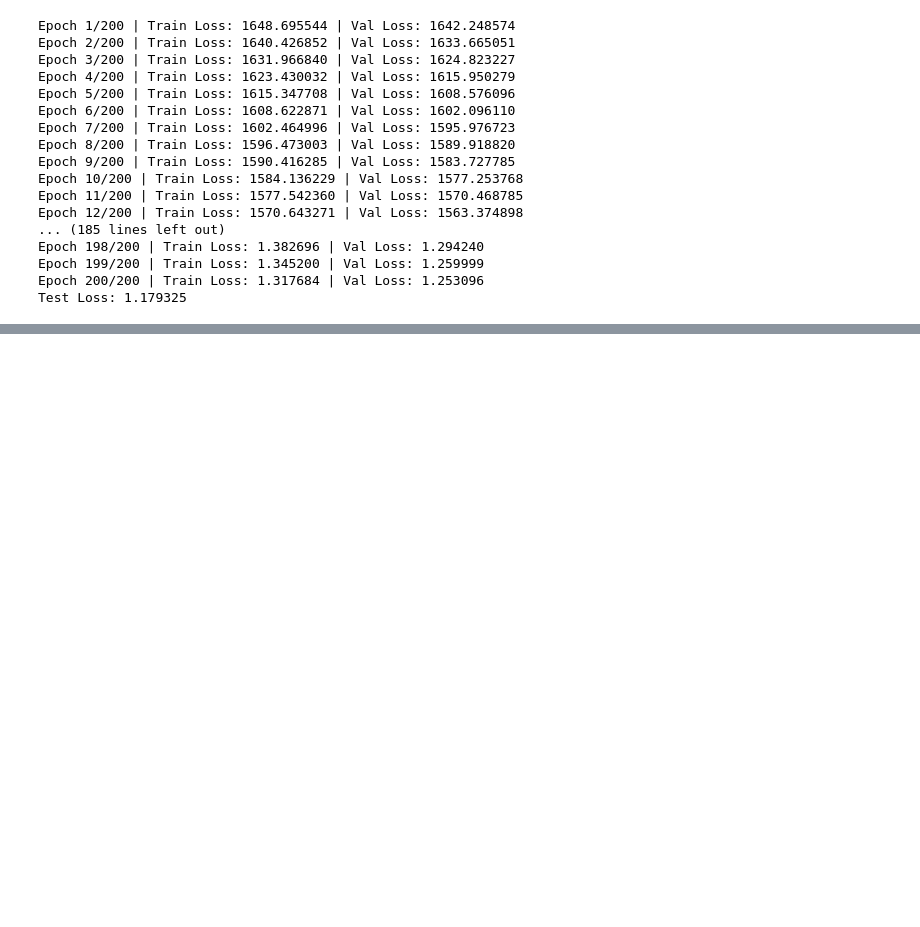
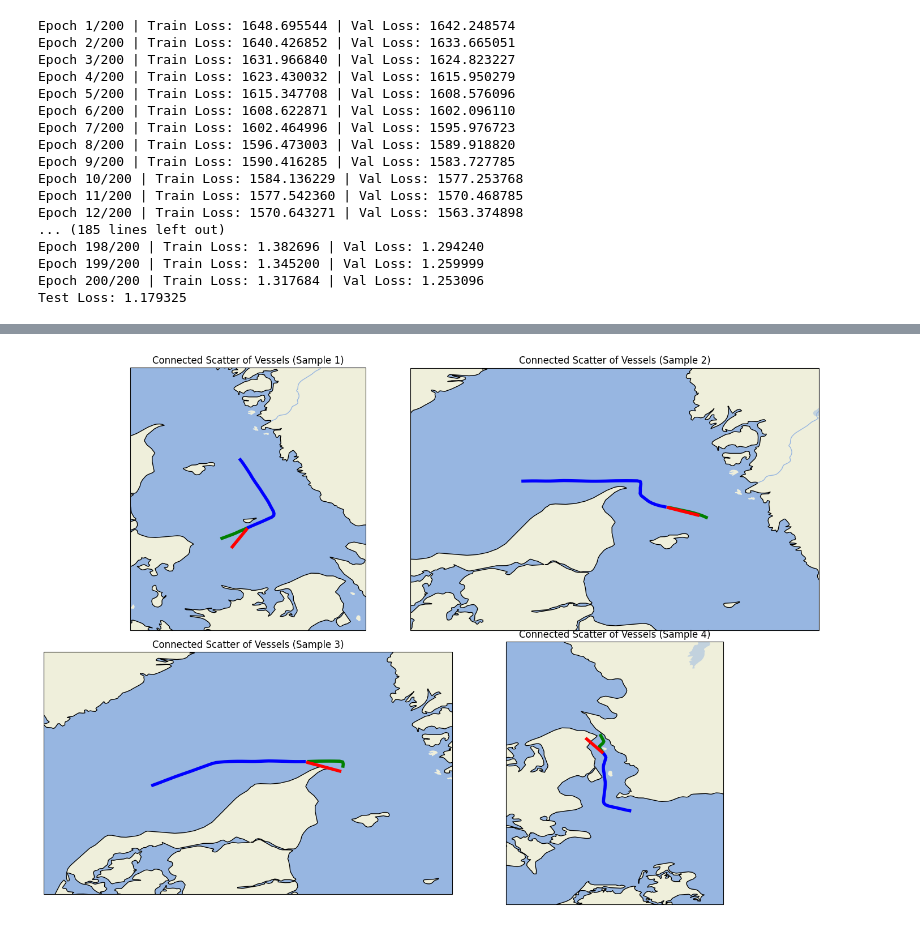
Before and after one commit to veronikal24/DeepLearning, a Jupyter notebook: testing_kevin.ipynb, the cells around one changed output, grey strips where cells are left out. Drawn from its saved outputs; the diff is of its cells as text; code cells hidden in the pictures; blank space fills up the shorter version.

```diff
--- a/testing_kevin.ipynb
+++ b/testing_kevin.ipynb
@@ -589,0 +590,42 @@ Total dataset size: 51
+# %%
+import torch
+import torch.nn as nn
+from tptrans import TPTrans
+from dataloader import load_parquet, preprocess_data, SlidingWindowDataset
+from plotting import plot_testresult_sample
+from torch.utils.data import DataLoader
+
+df = load_parquet("dataset", k=5)
+df = preprocess_data(df)
+
+dataset = SlidingWindowDataset(
+    df,
+    max_diff_per_sequence_minutes=15,
+    window_size_minutes=300,
+    pred_size_minutes=60,
+    stride=15,
+)
+test_loader = DataLoader(dataset, batch_size=1, shuffle=False)
+
+device = torch.device("cuda" if torch.cuda.is_available() else "cpu")
+
+model = TPTrans(pred_len=dataset[0][1].shape[0]).to(device)
+model.load_state_dict(torch.load("checkpoints/tptrans_delta_lin_newNewParams_75.pth", map_location=torch.device(device)))
+model.eval()
+
+criterion = nn.MSELoss()
+test_loss = 0.0
+data = []
+with torch.no_grad():
+    for x, y in test_loader:
+        x, y = x.to(device), y.to(device)
+        tgt_start = x[:, -1:, :2]  # (batch, 1, 2) lat/lon
+        pred = model(x, tgt_start)
+        data.append((x,y,pred))
+        loss = criterion(pred, y)
+        test_loss += loss.item() * x.size(0)
+test_loss /= len(test_loader.dataset)
+print(f"Test Loss: {test_loss:.6f}", flush=True)
+
+plot_testresult_sample(data)
+# %% [output]
@@ -589,0 +633 @@ Total dataset size: 51
+[figure, added]
```
Also changed, not shown: parts of 2 cells of this notebook.
